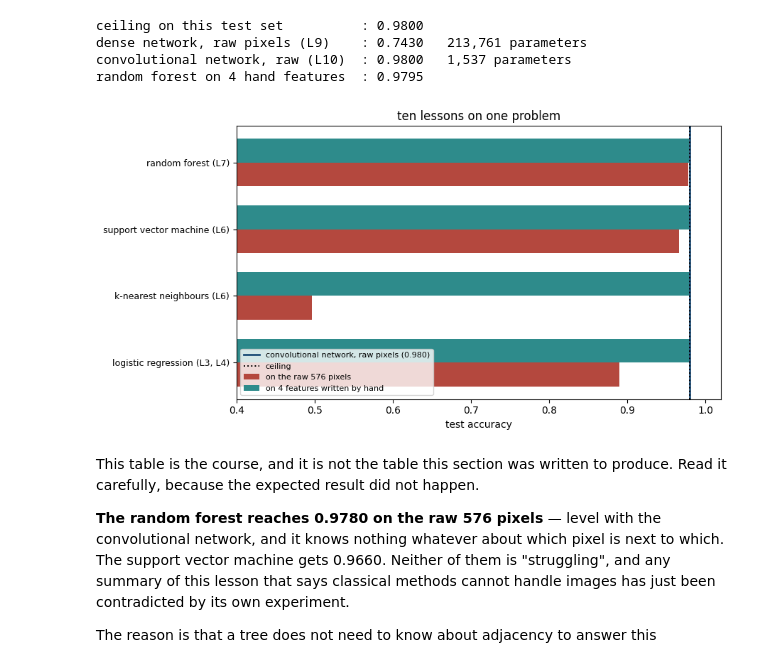
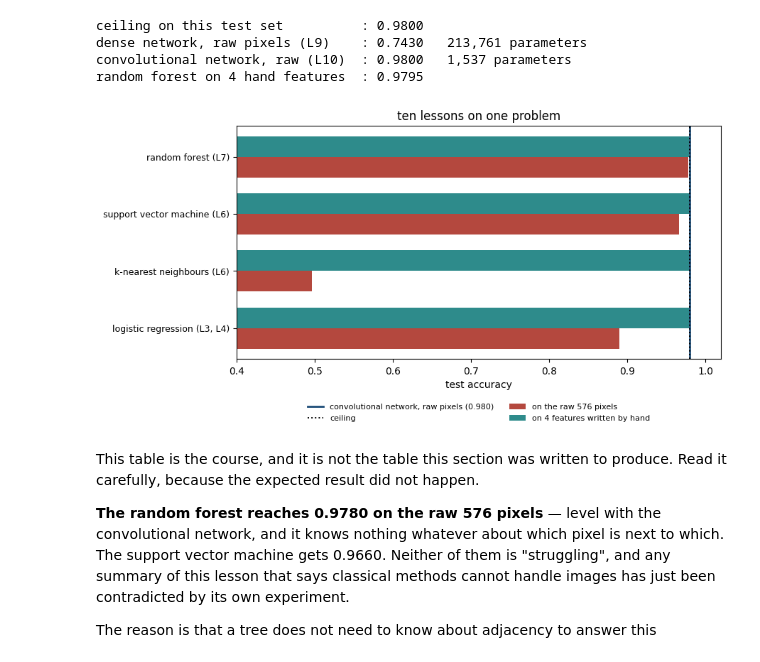
Before and after one commit to fabioantonini/technologies-for-artificial-intelligence, a Jupyter notebook: Lessons/10_convolutional_networks/Notebooks/03_transfer_and_synthesis.ipynb, the cells around one changed output. Cells and saved outputs as stored; diff of their text form; code cells hidden in the pictures.

```diff
--- a/Lessons/10_convolutional_networks/Notebooks/03_transfer_and_synthesis.ipynb
+++ b/Lessons/10_convolutional_networks/Notebooks/03_transfer_and_synthesis.ipynb
@@ -345,25 +345,26 @@ random forest on 4 hand features  : 0.9795
 # %%
 summary = pd.DataFrame(results).set_index("family")
 fig, ax = plt.subplots(figsize=(9.0, 4.8))
 spots = np.arange(len(summary))
 ax.barh(spots - 0.18, summary["on raw pixels"], 0.36, color=RUST,
         label="on the raw 576 pixels")
 ax.barh(spots + 0.18, summary["on 4 hand-made features"], 0.36, color=TEAL,
         label="on 4 features written by hand")
 ax.axvline(conv_acc, color=BLUE, lw=2.0,
            label=f"convolutional network, raw pixels ({conv_acc:.3f})")
 ax.axvline((y_ev == t_ev).mean(), color="k", ls=":", lw=1.4, label="ceiling")
 ax.set_yticks(spots)
 ax.set_yticklabels(summary.index, fontsize=9)
 ax.set_xlim(0.4, 1.02)
 ax.set_xlabel("test accuracy")
-ax.legend(fontsize=8, loc="lower left")
+ax.legend(fontsize=8, loc="upper center", bbox_to_anchor=(0.5, -0.16),
+          ncol=2, frameon=False)
 ax.set_title("ten lessons on one problem")
 fig.tight_layout()
 fig.savefig(FIGURES / "family_comparison.png", dpi=150)
 plt.show()
 # %% [output]
-[figure, old version]
+[figure, new version]
 # %% [markdown]
 This table is the course, and it is not the table this section was written to
 produce. Read it carefully, because the expected result did not happen.
```
Also changed, not shown: parts of 1 cell of this notebook, 5 other files.
